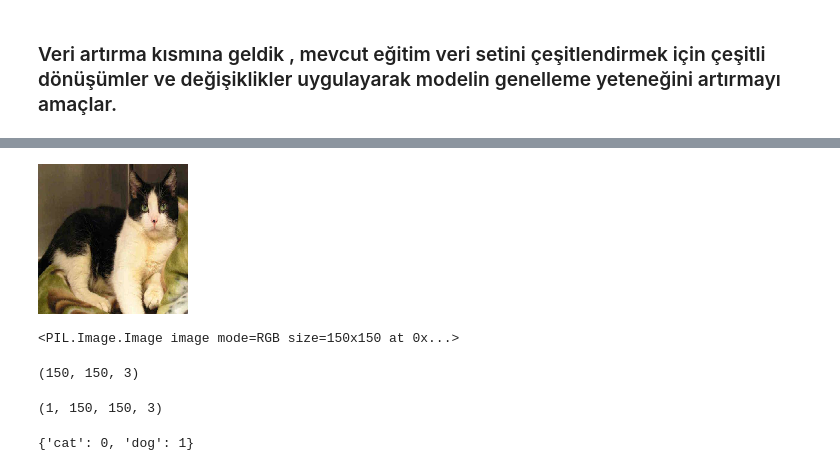
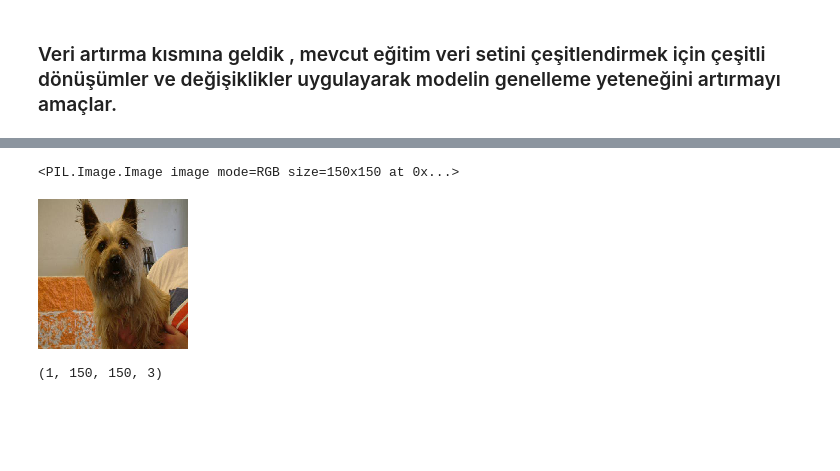
Before and after one commit to AbdulbariSoylemez/Veri-Artirma-Teknikleri-Kullanarak-Kedi-Kopek-Siniflandirma-Projesi, a Jupyter notebook: kod.ipynb, the cells around one changed output, grey strips where cells are left out. Drawn from its saved outputs; the diff is of its cells as text; code cells hidden in the pictures; blank space fills up the shorter version.

```diff
--- a/kod.ipynb
+++ b/kod.ipynb
@@ -276,19 +291,14 @@ model.save("model1.h5")
 # %%
-model_path="model1.h5"
-image_path="/Users/abdulbarisoylemez/Documents/Visual Code/kat_dog/test/cat/cat.4062.jpg"
+model_path="model2.h5"
+image_path="/Users/abdulbarisoylemez/Documents/Visual Code/kat_dog/test/dog/dog.4070.jpg" # Tahmin yapmak istediğiniz görüntünün yolu
 # %%
-predict_model=load_model(model_path)
-test_imge=load_img(image_path,target_size=(150,150))
+# Eğitilmiş modeli yükleyelim
+predict_model = load_model(model_path)
+
+# Test görüntüsünü yükleyelim ve boyutlandıralım
+test_image = load_img(image_path, target_size=(150, 150))
+print(test_image)
+test_image
+# %% [output]
+<PIL.Image.Image image mode=RGB size=150x150 at 0x...>
+[figure, added]
-# %%
-test_imge
-# %% [output]
-[figure, removed]
-# %%
-print(test_imge)
-# %% [output]
-<PIL.Image.Image image mode=RGB size=150x150 at 0x...>
-# %%
-test_imge=img_to_array(test_imge)
-test_imge.shape
-# %% [output]
-(150, 150, 3)
@@ -297,9 +305,7 @@ test_imge=np.expand_dims(test_imge,axis=0)
-# %%
-test_imge.shape
-# %% [output]
-(1, 150, 150, 3)
-# %%
-train_generator_yeni.class_indices
-# %% [output]
-{'cat': 0, 'dog': 1}
+# %%
+test_image = img_to_array(test_image)
+test_image = np.expand_dims(test_image, axis=0)
+print(test_image.shape)
+# %% [output]
+(1, 150, 150, 3)
 # %%
```
Also changed, not shown: parts of 14 cells of this notebook.
